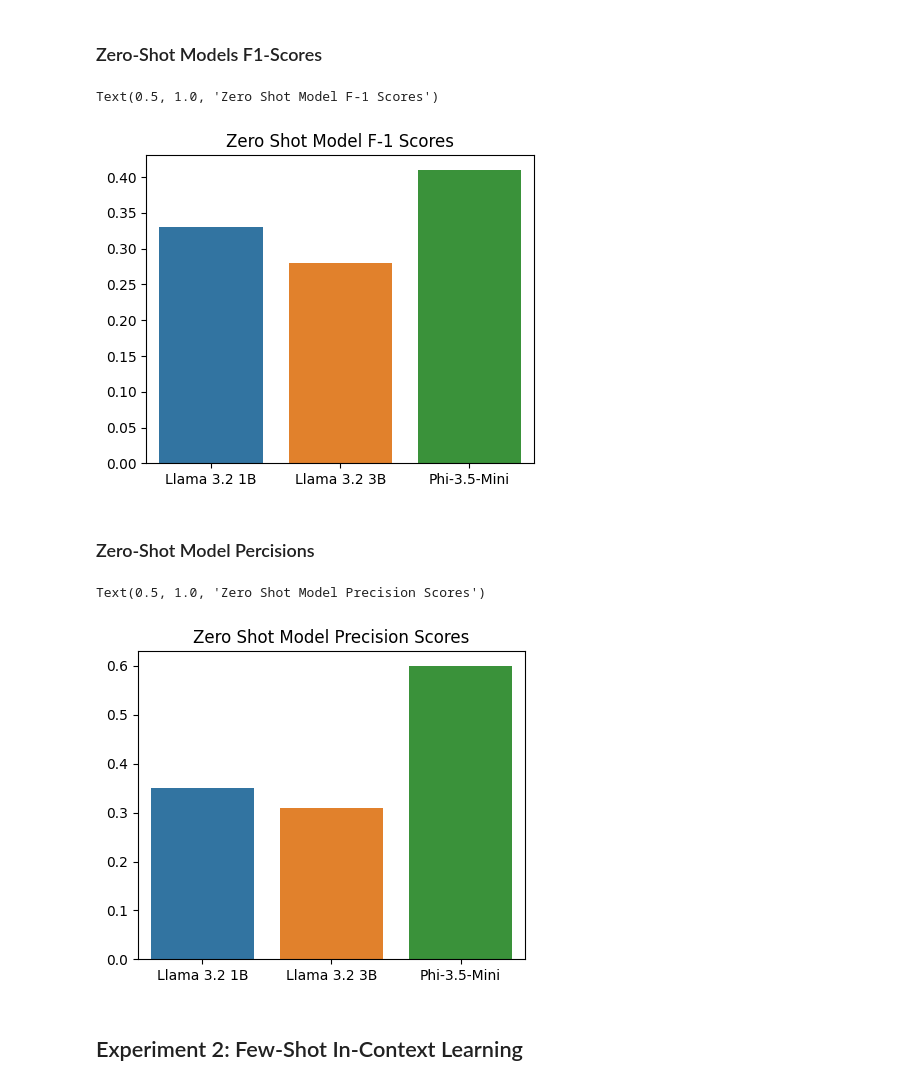
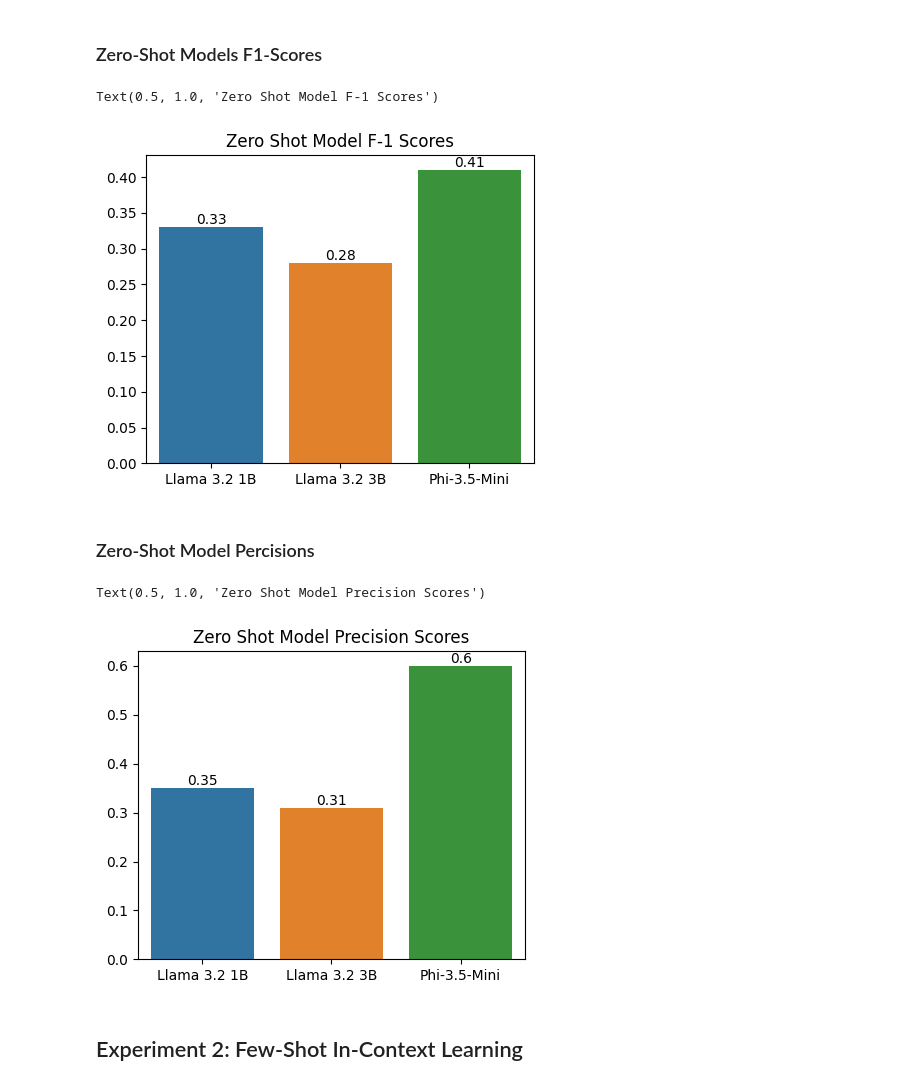
Before and after one commit to GoodGuyGregory/llm-psu-assignment-2, a Jupyter notebook: Assignement_2_Greg_Witt.ipynb, the cells around one changed output. Saved outputs shown, nothing was run; the diff lists cells and outputs as text; code cells hidden in the pictures.

Commit message:
adds value labels for each metric score

```diff
--- a/Assignement_2_Greg_Witt.ipynb
+++ b/Assignement_2_Greg_Witt.ipynb
@@ -424,27 +428,31 @@ Text(0.5, 1.0, 'Zero Shot Model Recall Scores')
 # %%
 import numpy as np
 import matplotlib.pyplot as plt
 import seaborn as sns
 
 sns.color_palette("Set2")
 
 models = ['Llama 3.2 1B','Llama 3.2 3B','Phi-3.5-Mini']
 
 llama_32_1b = round(zero_shot_llama_3_2_1B_model_results['macro avg']['f1-score'], 2)
 
 llama_32_3b = round(zero_shot_llama_3_2_3B_results['macro avg']['f1-score'], 2)
 
 phi_35_mini = round(zero_shot_phi_3_5_results['macro avg']['f1-score'], 2)
 
 precision_scores = [llama_32_1b, llama_32_3b, phi_35_mini]
 
 plt.figure(figsize=(5,4), dpi=100)
 plt.yticks()
-sns.barplot(x=models, y=precision_scores, hue=models, legend="auto", )
+ax = sns.barplot(x=models, y=precision_scores, hue=models, legend="auto" )
+# add labels
+ax.bar_label(ax.containers[0], fontsize=10)
+ax.bar_label(ax.containers[1], fontsize=10)
+ax.bar_label(ax.containers[2], fontsize=10)
 plt.title('Zero Shot Model F-1 Scores')
 # %% [output]
 Text(0.5, 1.0, 'Zero Shot Model F-1 Scores')
-[figure, old version]
+[figure, new version]
 # %% [markdown]
 ### Zero-Shot Model Percisions
 # %%
@@ -465,11 +473,15 @@ phi_35_mini = round(zero_shot_phi_3_5_results['macro avg']['precision'], 2)
 precision_scores = [llama_32_1b, llama_32_3b, phi_35_mini]
 
 plt.figure(figsize=(5,4), dpi=100)
-sns.barplot(x=models, y=precision_scores, hue=models, legend="auto", )
+ax = sns.barplot(x=models, y=precision_scores, hue=models, legend="auto" )
+# add labels
+ax.bar_label(ax.containers[0], fontsize=10)
+ax.bar_label(ax.containers[1], fontsize=10)
+ax.bar_label(ax.containers[2], fontsize=10)
 plt.title('Zero Shot Model Precision Scores')
 # %% [output]
 Text(0.5, 1.0, 'Zero Shot Model Precision Scores')
-[figure, old version]
+[figure, new version]
 # %% [markdown]
 ## Experiment 2: Few-Shot In-Context Learning
 # %% [markdown]
```
Also changed, not shown: parts of 4 cells of this notebook.
